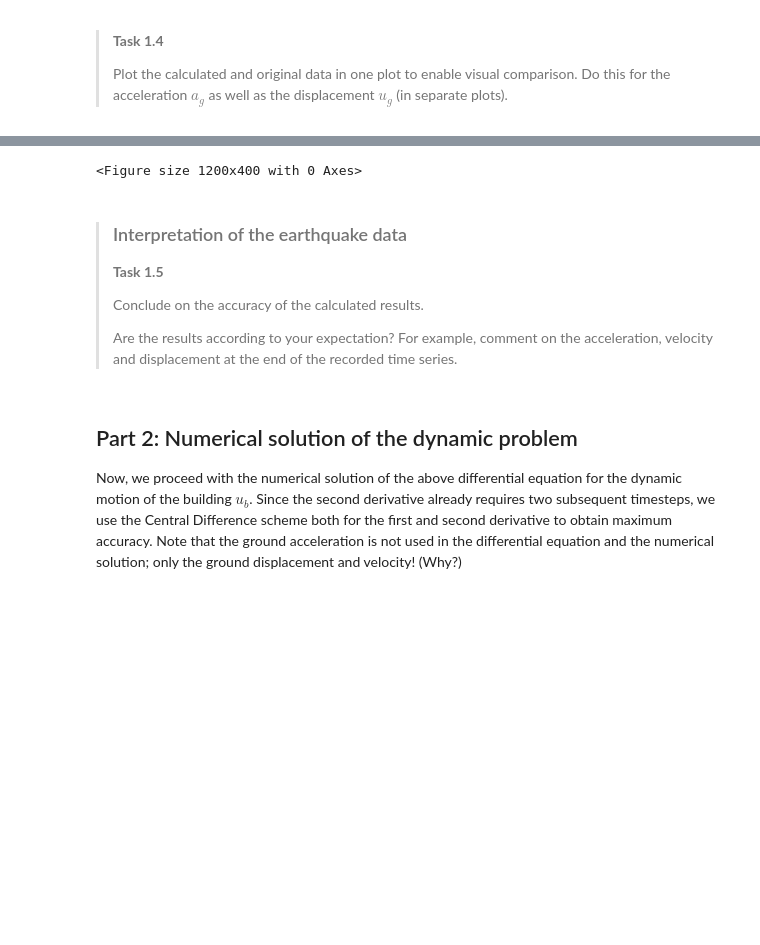
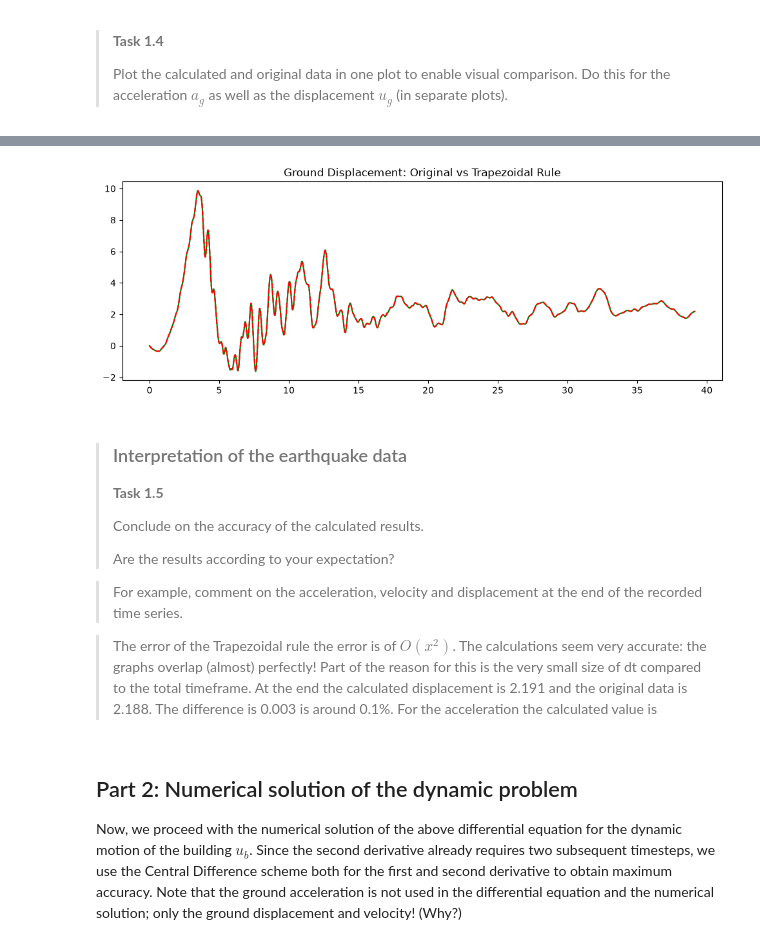
Before and after one commit to aileenkleibeuker-bit/GA1.2---Galena7, a Jupyter notebook: 1Ddynamics.ipynb, the cells around one changed output, grey strips where cells are left out. Cells and saved outputs as stored; diff of their text form; code cells hidden in the pictures; blank space fills up the shorter version.

```diff
--- a/1Ddynamics.ipynb
+++ b/1Ddynamics.ipynb
@@ -147,6 +144,9 @@ ag_calc = forward_difference(vg, dt)
 u_g = np.zeros(len(vg))
 
 for i in range(len(vg) - 1):
-    u_g[i + 1] = ((vg[i] + vg[i + 1]) / 2) * dt
+    u_g[i + 1] = ((vg[i] + vg[i + 1]) / 2) * dt + u_g[i]
 
 print(f'total ground displacement: {u_g}')
+
+print(u_g[-1])
+print(ug[-1])
@@ -175,13 +179,13 @@ plt.show()
 # %%
 # Plotting ground displacement
 
 plt.figure(figsize=(12, 4))
 plt.plot(t, ug, label="Original data", color="green")
-plt.plot(t, u_g, label="Trapezoidal Rule", color="red")
+plt.plot(t, u_g, label="Trapezoidal Rule", color="red", linestyle = "--")
 plt.title('Ground Displacement: Original vs Trapezoidal Rule')
 plt.show()
 # %% [output]
-<Figure size 1200x400 with 0 Axes>
+[figure, added]
 # %% [markdown]
 >### Interpretation of the earthquake data
 >
@@ -192,7 +196,13 @@ plt.show()
 >Conclude on the accuracy of the calculated results.
 >
 >Are the results according to your expectation?
+
 >For example, comment on the acceleration, velocity and displacement at the end of the recorded time series.
+
+>The error of the Trapezoidal rule the error is of $O(x^2)$.
+>The calculations seem very accurate: the graphs overlap (almost) perfectly! Part of the reason for this is the very small size of dt compared to the total timeframe.
+>At the end the calculated displacement is 2.191 and the original data is 2.188. The difference is 0.003 is around 0.1%. For the acceleration the calculated value is
+>
 ></p>
 ></div>
 # %% [markdown]
```
Also changed, not shown: parts of 5 cells of this notebook.
